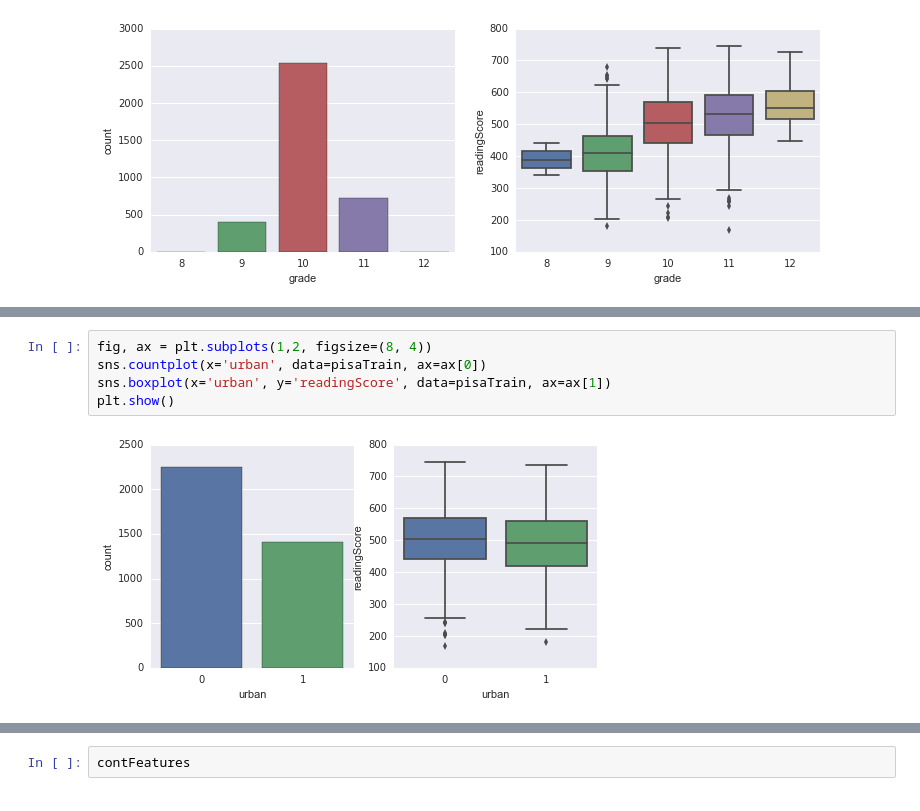
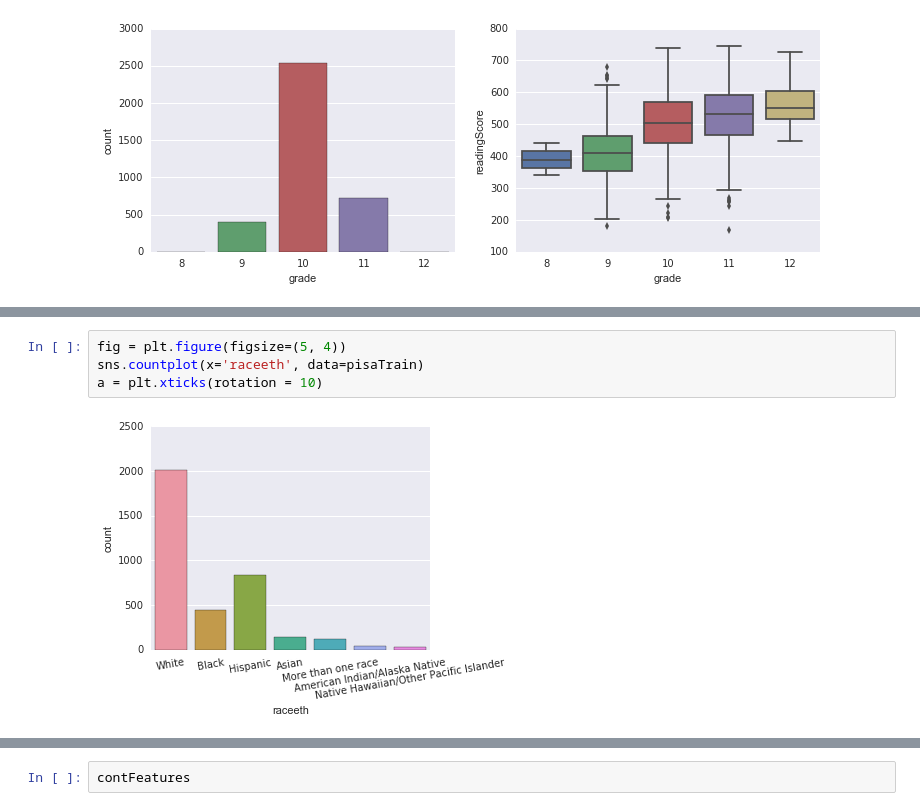
Before and after one commit to shintotm/TestScorePrediction, a Jupyter notebook: PISA Reading Test Score Prediction.ipynb, the cells around one changed output, grey strips where cells are left out. Cells and saved outputs as stored; diff of their text form.

```diff
--- a/PISA Reading Test Score Prediction.ipynb
+++ b/PISA Reading Test Score Prediction.ipynb
@@ -334,7 +236,6 @@ plt.show()
-# %%
-fig, ax = plt.subplots(1,2, figsize=(8, 4))
-sns.countplot(x='urban', data=pisaTrain, ax=ax[0])
-sns.boxplot(x='urban', y='readingScore', data=pisaTrain, ax=ax[1])
-plt.show()
-# %% [output]
-[figure, removed]
+# %%
+fig = plt.figure(figsize=(5, 4))
+sns.countplot(x='raceeth', data=pisaTrain)
+a = plt.xticks(rotation = 10)
+# %% [output]
+[figure, added]
```
Also changed, not shown: parts of 37 cells of this notebook.
